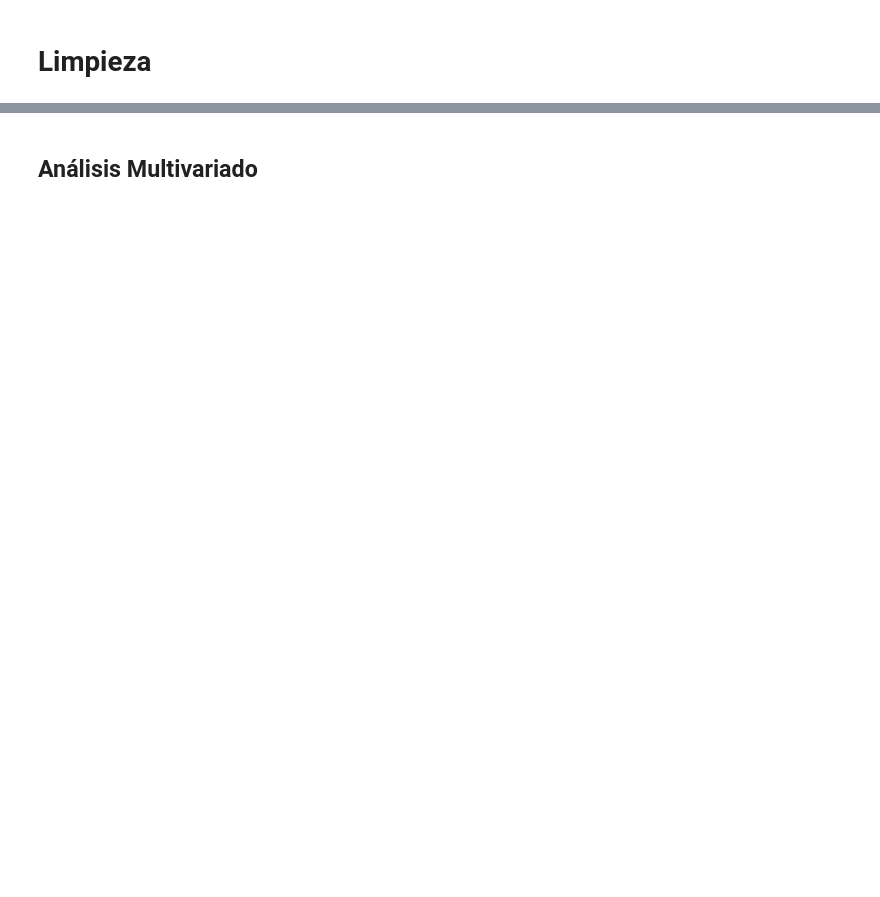
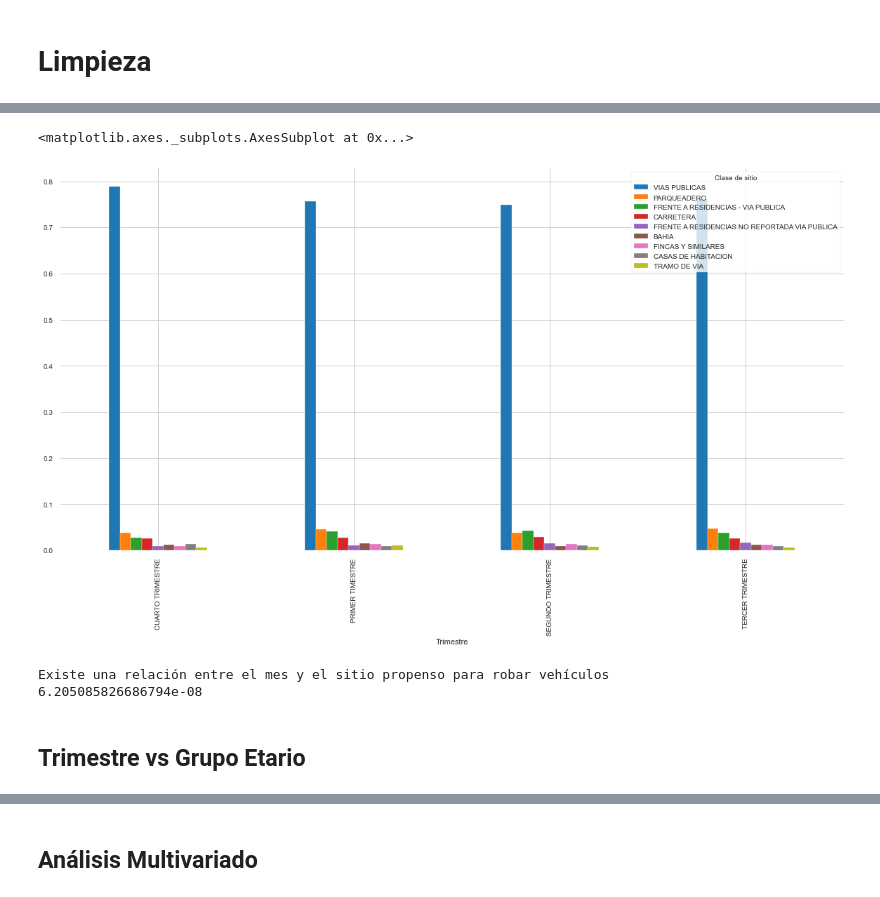
Before and after one commit to omalagon/cda-hurtos-colombia, a Jupyter notebook: Hurtos.ipynb, the cells around one changed output, grey strips where cells are left out. Drawn from its saved outputs; the diff is of its cells as text; code cells hidden in the pictures; blank space fills up the shorter version.

```diff
--- a/Hurtos.ipynb
+++ b/Hurtos.ipynb
@@ -301,0 +227,23 @@ df_hurtos_mes_hora = df_hurtos_mes_marca_c.sort_values("All", ascending=False).h
+# %%
+df_hurtos_mes_sitio_c = pd.crosstab(index=df_hurtos["Trimestre"],columns=df_hurtos["Clase de sitio"],margins=True)
+df_hurtos_mes_sitio_c_ = df_hurtos_mes_sitio_c.T.sort_values("All", ascending=False).iloc[:10].T
+df_hurtos_mes_sitio_c_ = df_hurtos_mes_sitio_c_.div(df_hurtos_mes_sitio_c_.All, axis=0)
+df_hurtos_mes_sitio_c_ = df_hurtos_mes_sitio_c_.drop(["All"],axis=1).drop(["All"],axis=0)
+# %%
+df_hurtos_mes_sitio_c_.plot(kind='bar',figsize=(20,10),legend=True)
+# %% [output]
+<matplotlib.axes._subplots.AxesSubplot at 0x...>
+[figure, added]
+# %%
+chi2, p, dof, ex =chi2_contingency(df_hurtos_mes_sitio_c)
+
+if (p < 0.05) :
+    print('Existe una relación entre el mes y el sitio propenso para robar vehículos')
+    print(p)
+else :
+    print('No existe una relación entre el mes y el sitio propenso para robar vehículos')
+# %% [output]
+Existe una relación entre el mes y el sitio propenso para robar vehículos
+6.205085826686794e-08
+# %% [markdown]
+## Trimestre vs Grupo Etario
```
Also changed, not shown: parts of 70 cells of this notebook, 1 other file.
